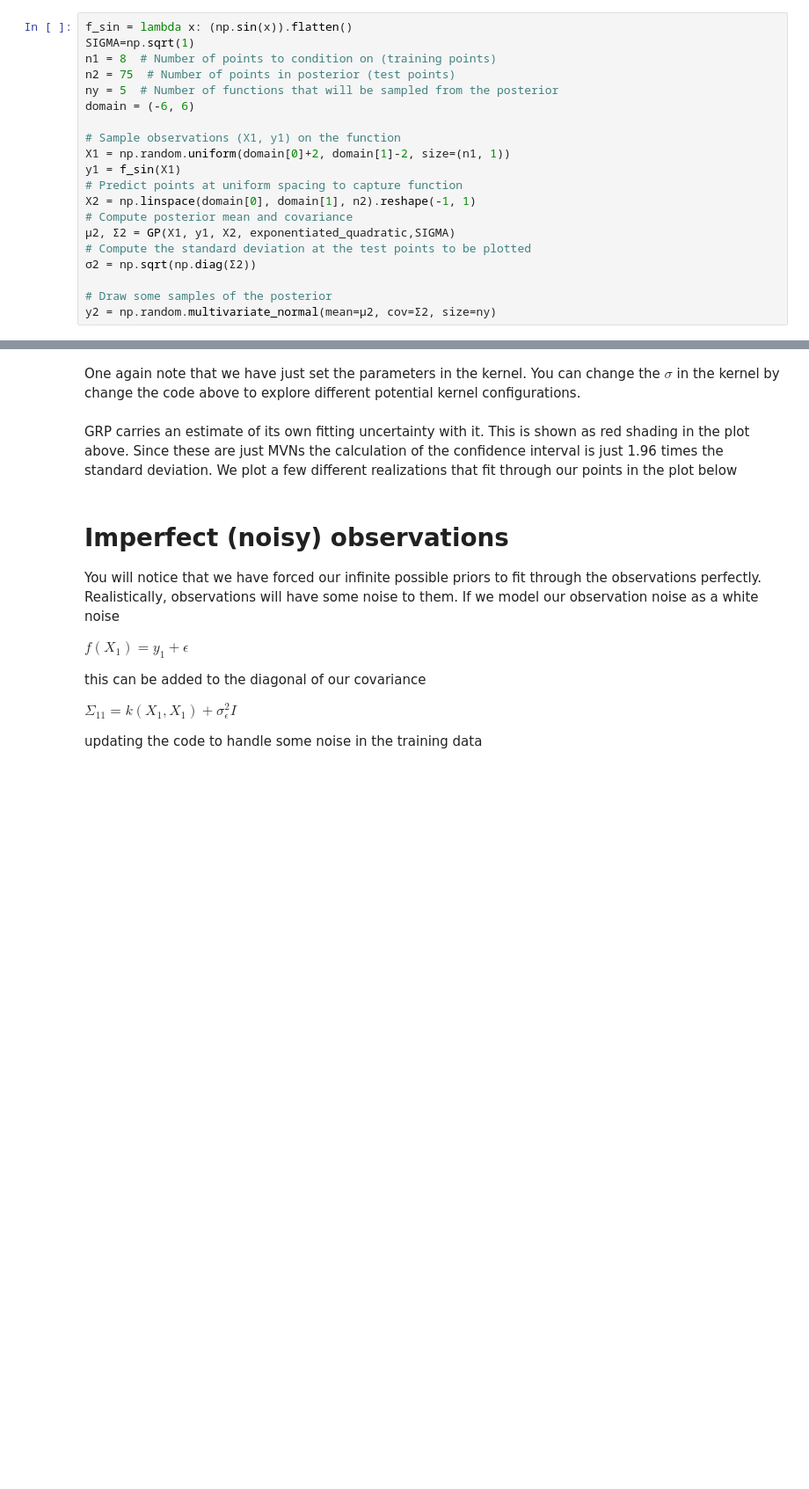
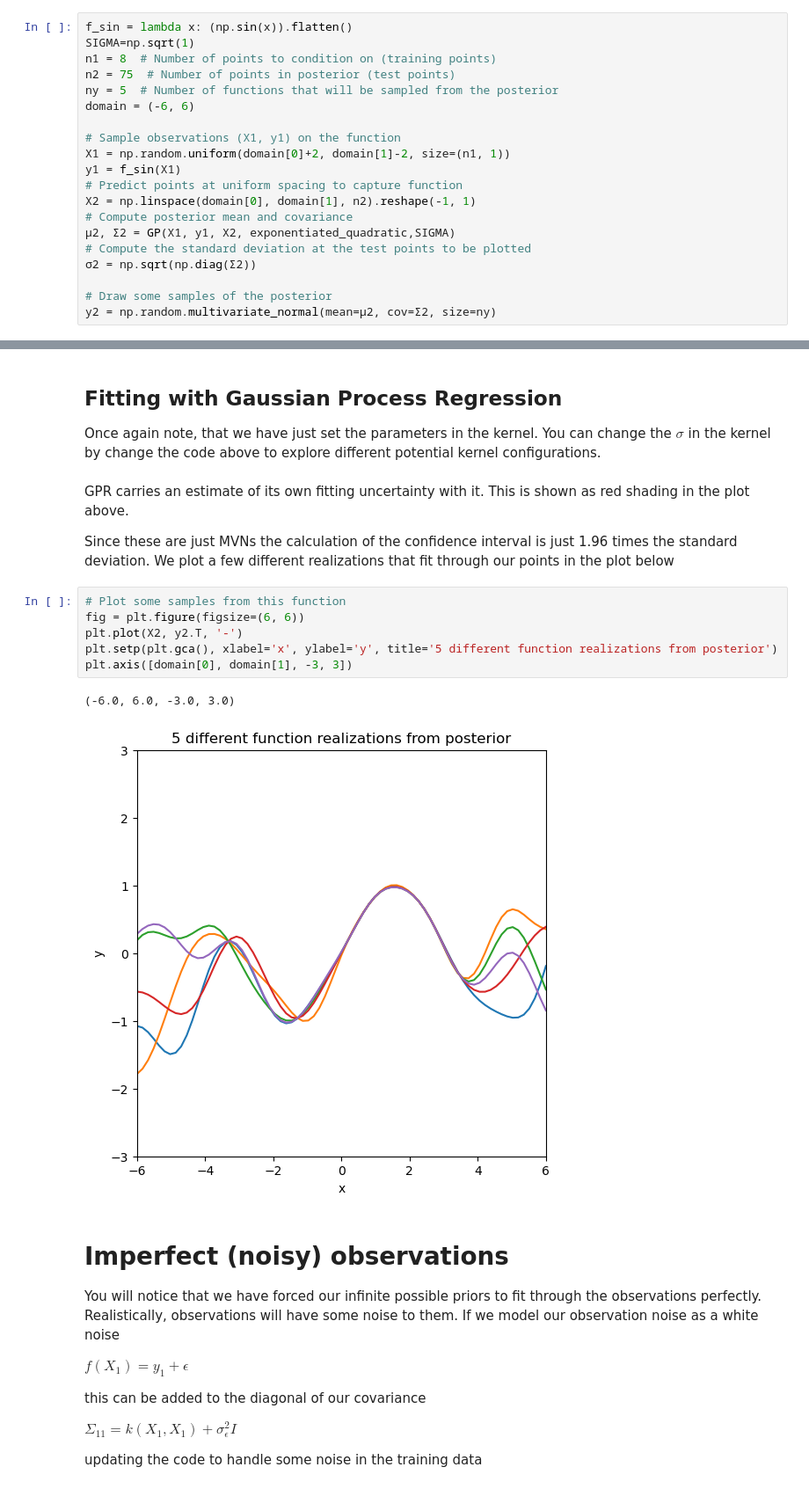
Before and after one commit to climate-analytics-lab/sioc209-2024-sp, a Jupyter notebook: sioc209-2024-sp/02_regression/04_nonlinear_regression.ipynb, the cells around one changed output, grey strips where cells are left out. Shown: that part at 88% size. Cells and saved outputs as stored; diff of their text form; blank space fills up the shorter version.

```diff
--- a/sioc209-2024-sp/02_regression/04_nonlinear_regression.ipynb
+++ b/sioc209-2024-sp/02_regression/04_nonlinear_regression.ipynb
@@ -649,7 +643,20 @@ plt.show()
 # %% [markdown]
-One again note that we have just set the parameters in the kernel. You can change the $\sigma$ in the kernel by change the code above to explore different potential kernel configurations.
+## Fitting with Gaussian Process Regression
+
+Once again note, that we have just set the parameters in the kernel. You can change the $\sigma$ in the kernel by change the code above to explore different potential kernel configurations.
 # %% [markdown]
-GRP carries an estimate of its own fitting uncertainty with it. This is shown as red shading in the plot above. Since these are just MVNs the calculation of the confidence interval is just 1.96 times the standard deviation. We plot a few different realizations that fit through our points in the plot below
+GPR carries an estimate of its own fitting uncertainty with it. This is shown as red shading in the plot above.
+
+Since these are just MVNs the calculation of the confidence interval is just 1.96 times the standard deviation. We plot a few different realizations that fit through our points in the plot below
+# %%
+# Plot some samples from this function
+fig = plt.figure(figsize=(6, 6))
+plt.plot(X2, y2.T, '-')
+plt.setp(plt.gca(), xlabel='x', ylabel='y', title='5 different function realizations from posterior')
+plt.axis([domain[0], domain[1], -3, 3])
+# %% [output]
+(-6.0, 6.0, -3.0, 3.0)
+[figure, added]
 # %% [markdown]
 # Imperfect (noisy) observations
 
```
Also changed, not shown: parts of 44 cells of this notebook.
